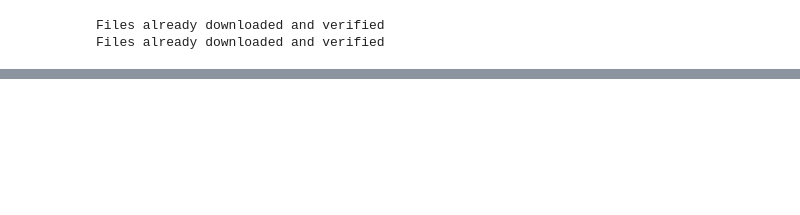
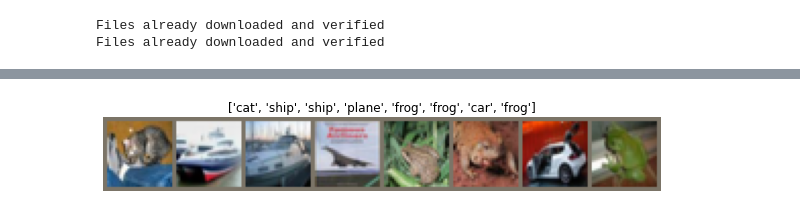
Before and after one commit to apthagowda97/computer_vision_poc, a Jupyter notebook: classification/CIFAR.ipynb, the cells around one changed output, grey strips where cells are left out. Drawn from its saved outputs; the diff is of its cells as text; code cells hidden in the pictures; blank space fills up the shorter version.

```diff
--- a/classification/CIFAR.ipynb
+++ b/classification/CIFAR.ipynb
@@ -87,7 +108,9 @@ print('Finished Training')
 # %%
 dataiter = iter(testloader)
 images, labels = dataiter.next()
 
 # print images
-imshow(torchvision.utils.make_grid(images))
-print('GroundTruth: ', ' '.join('%5s' % classes[labels[j]] for j in range(4)))
+out = torchvision.utils.make_grid(images)
+plot_images(out, title=[classes[i] for i in labels])
+# %% [output]
+[figure, added]
```
Also changed, not shown: parts of 10 cells of this notebook.
